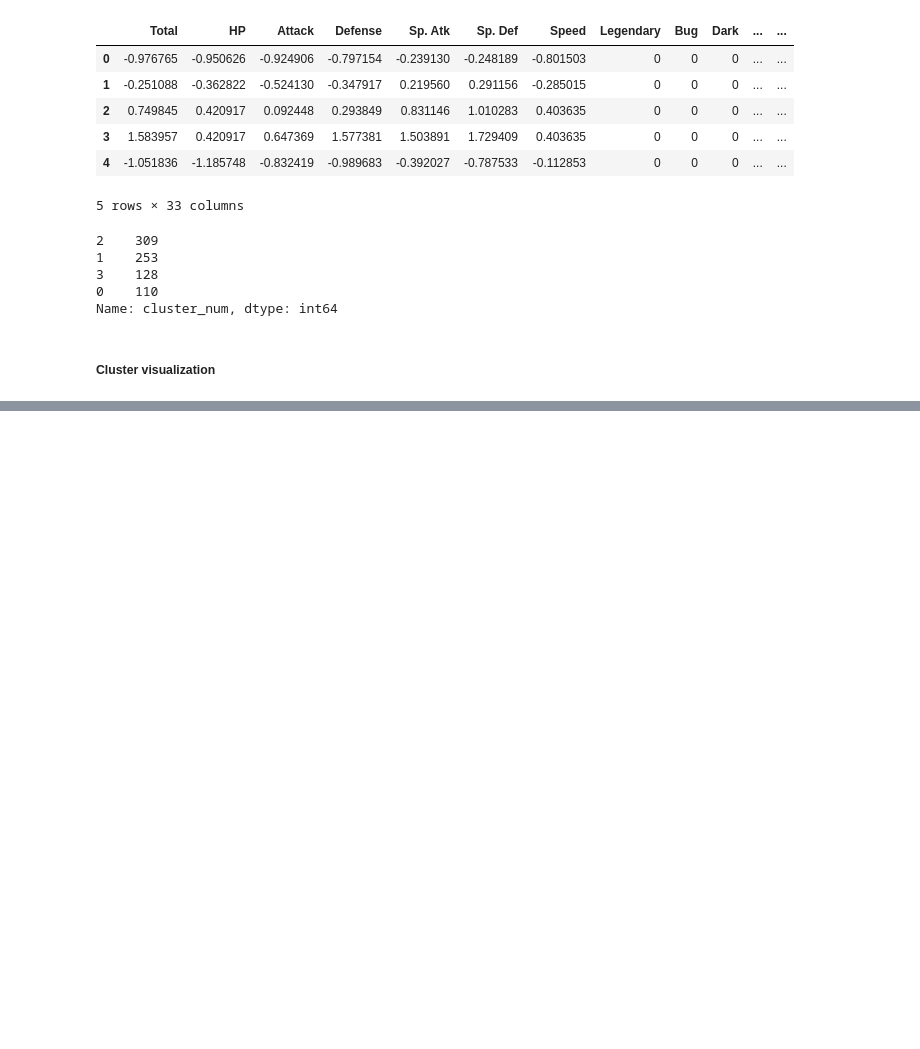
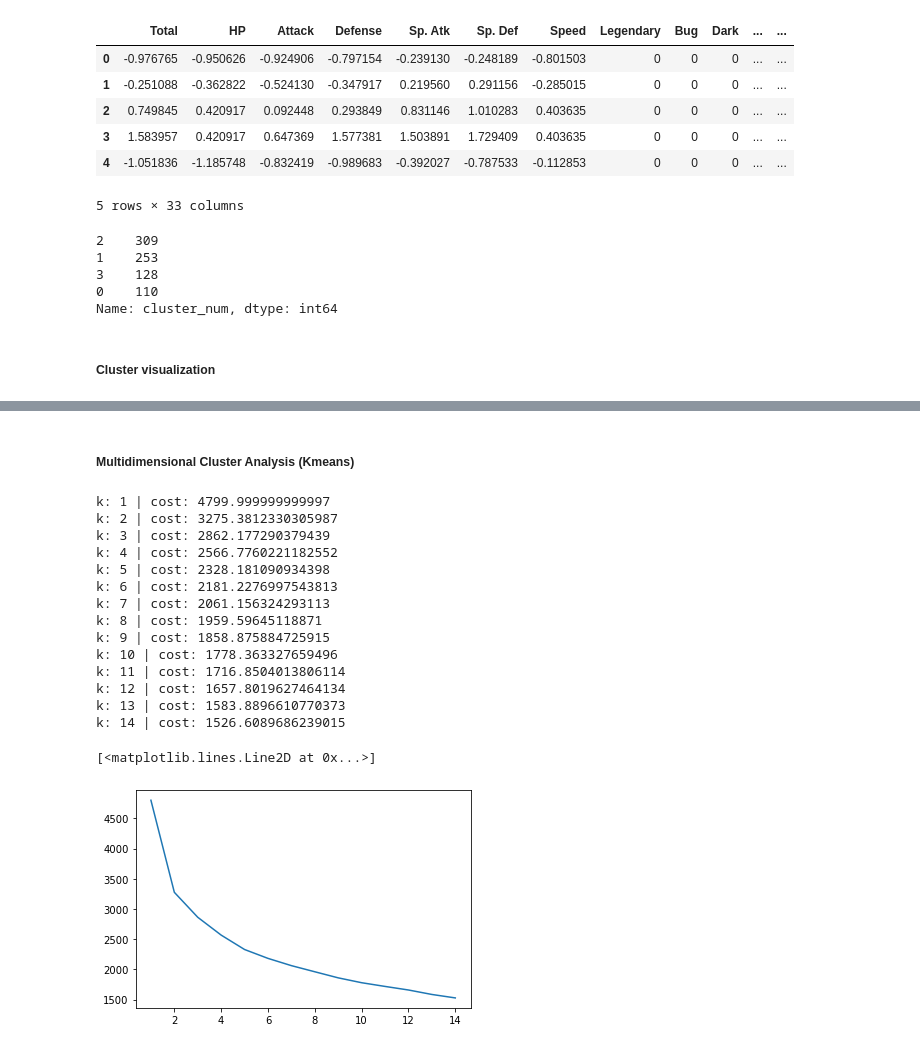
Before and after one commit to dylan5023/Data-Sicence, a Jupyter notebook: ML/pokemon_classification.ipynb, the cells around one changed output, grey strips where cells are left out. Saved outputs shown, nothing was run; the diff lists cells and outputs as text; code cells hidden in the pictures; blank space fills up the shorter version.

```diff
--- a/ML/pokemon_classification.ipynb
+++ b/ML/pokemon_classification.ipynb
@@ -438,0 +460,35 @@ Name: cluster_num, dtype: int64
+# %% [markdown]
+##### Multidimensional Cluster Analysis (Kmeans)
+# %%
+from sklearn.cluster import KMeans
+
+# K-means train & Elbow method
+X = preprocessed_df[['HP', 'Attack', 'Defense', 'Sp. Atk', 'Sp. Def', 'Speed']]
+
+k_list = []
+cost_list = []
+for k in range (1, 15):
+    kmeans = KMeans(n_clusters=k).fit(X)
+    interia = kmeans.inertia_
+    print ("k:", k, "| cost:", interia)
+    k_list.append(k)
+    cost_list.append(interia)
+
+plt.plot(k_list, cost_list)
+# %% [output]
+k: 1 | cost: 4799.999999999997
+k: 2 | cost: 3275.3812330305987
+k: 3 | cost: 2862.177290379439
+k: 4 | cost: 2566.7760221182552
+k: 5 | cost: 2328.181090934398
+k: 6 | cost: 2181.2276997543813
+k: 7 | cost: 2061.156324293113
+k: 8 | cost: 1959.59645118871
+k: 9 | cost: 1858.875884725915
+k: 10 | cost: 1778.363327659496
+k: 11 | cost: 1716.8504013806114
+k: 12 | cost: 1657.8019627464134
+k: 13 | cost: 1583.8896610770373
+k: 14 | cost: 1526.6089686239015
+[<matplotlib.lines.Line2D at 0x...>]
+[figure, added]
```
Also changed, not shown: parts of 10 cells of this notebook.
